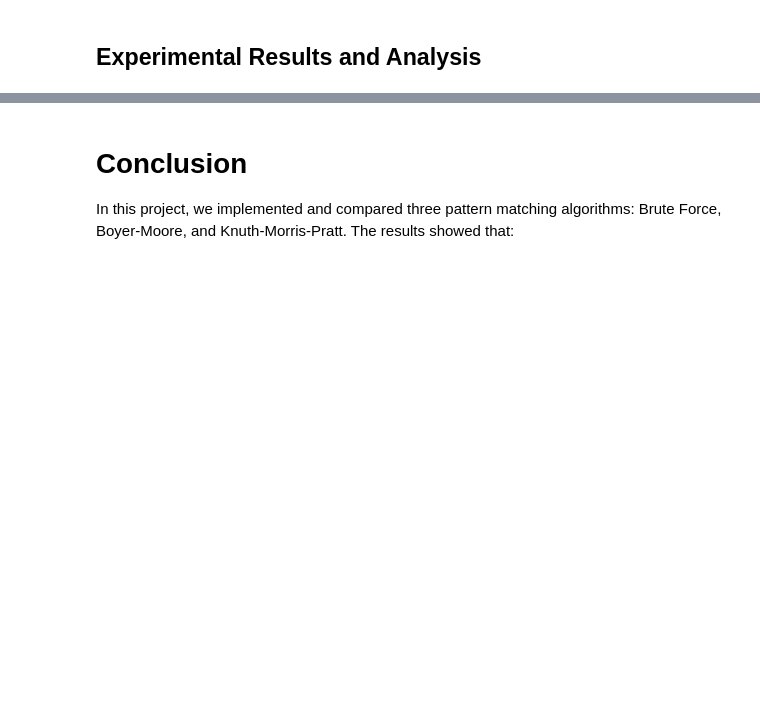
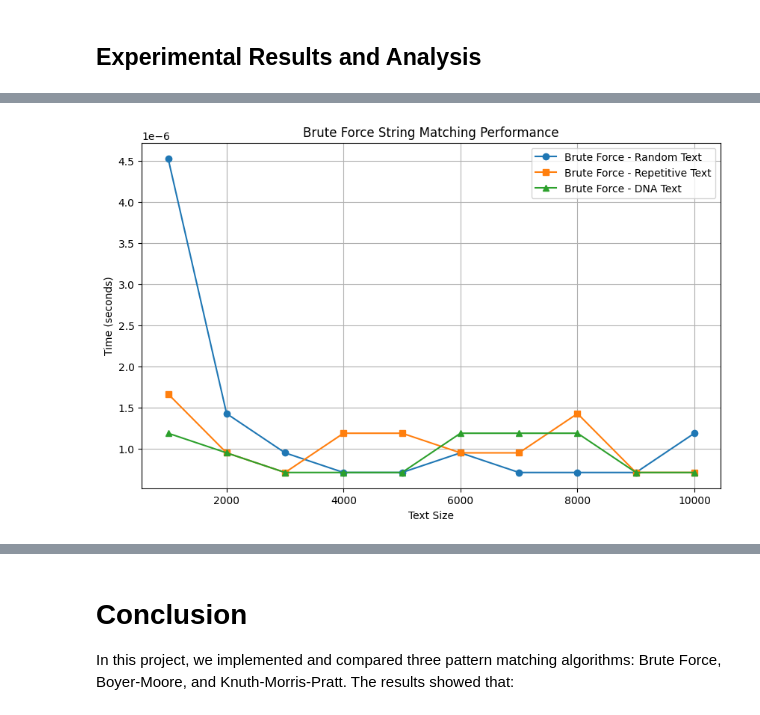
Before and after one commit to Rengeten1/Algorithms-and-Data-Structures, a Jupyter notebook: report/PatternMatchingReport.ipynb, the cells around one changed output, grey strips where cells are left out. Saved outputs shown, nothing was run; the diff lists cells and outputs as text; code cells hidden in the pictures; blank space fills up the shorter version.

```diff
--- a/report/PatternMatchingReport.ipynb
+++ b/report/PatternMatchingReport.ipynb
@@ -257,0 +367,18 @@ IndexError: list index out of range
+# %%
+# Extract patterns from each text for consistent testing
+
+
+# Plotting the results
+plt.figure(figsize=(10, 6))
+plt.title('Brute Force String Matching Performance')
+plt.xlabel('Text Size')
+plt.ylabel('Time (seconds)')
+plt.grid(True)
+
+plt.plot(text_sizes, times_random, label='Brute Force - Random Text', marker='o')
+plt.plot(text_sizes, times_repetitive, label='Brute Force - Repetitive Text', marker='s')
+plt.plot(text_sizes, times_dna, label='Brute Force - DNA Text', marker='^')
+plt.legend()
+plt.show()
+# %% [output]
+[figure, added]
```
Also changed, not shown: parts of 11 cells of this notebook.
